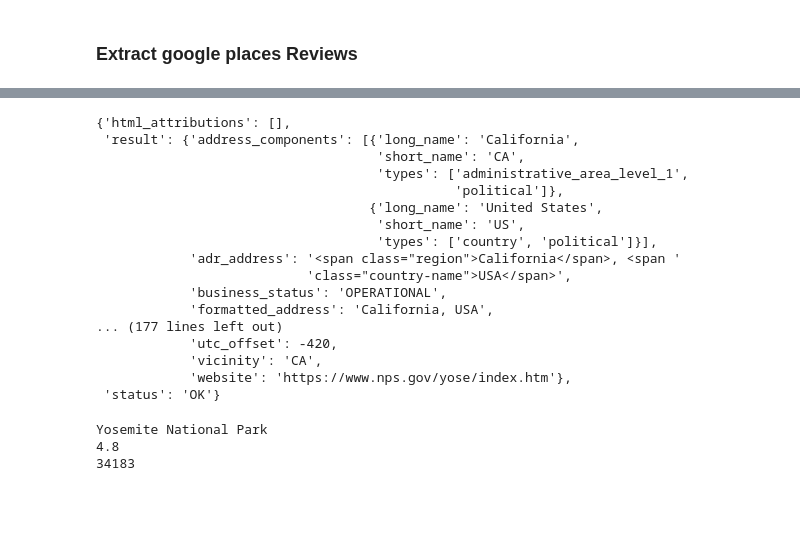
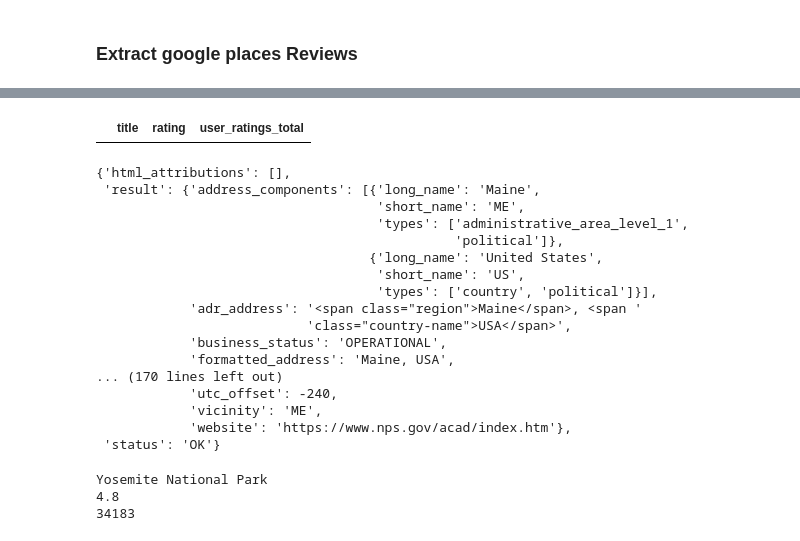
Before and after one commit to ejbaq49/etl-project, a Jupyter notebook: extract-xform-load.ipynb, the cells around one changed output, grey strips where cells are left out. Drawn from its saved outputs; the diff is of its cells as text; code cells hidden in the pictures; blank space fills up the shorter version.

```diff
--- a/extract-xform-load.ipynb
+++ b/extract-xform-load.ipynb
@@ -71,33 +147,45 @@ pprint(google_parks_data)
 # %%
+
+# print(yosemite_data["result"]["name"])
+# print(yosemite_data["result"]["rating"])
+# print(yosemite_data["result"]["user_ratings_total"])
+park_details_df = pd.DataFrame(columns=['title', 'rating', 'user_ratings_total'])
+
 params2 = {
-    "place_id":'ChIJxeyK9Z3wloAR_gOA7SycJC0',
+    "place_id":'ChIJJSmiDrKjrkwRhFVV_A4i32I',
     "key": gkey
 }
 
 
 base_detail_url= "https://maps.googleapis.com/maps/api/place/details/json"
 
 response2 = requests.get(base_detail_url, params=params2)
+
+park_details = response2.json()
+
+park_details_df
+# %% [output]
+|  | title | rating | user_ratings_total |
 # %%
 yosemite_data=response2.json()
 pprint(yosemite_data)
 # %% [output]
 {'html_attributions': [],
- 'result': {'address_components': [{'long_name': 'California',
-                                    'short_name': 'CA',
+ 'result': {'address_components': [{'long_name': 'Maine',
+                                    'short_name': 'ME',
                                     'types': ['administrative_area_level_1',
                                               'political']},
                                    {'long_name': 'United States',
                                     'short_name': 'US',
                                     'types': ['country', 'political']}],
-            'adr_address': '<span class="region">California</span>, <span '
+            'adr_address': '<span class="region">Maine</span>, <span '
                            'class="country-name">USA</span>',
             'business_status': 'OPERATIONAL',
-            'formatted_address': 'California, USA',
-... (177 lines left out)
-            'utc_offset': -420,
-            'vicinity': 'CA',
-            'website': 'https://www.nps.gov/yose/index.htm'},
+            'formatted_address': 'Maine, USA',
+... (170 lines left out)
+            'utc_offset': -240,
+            'vicinity': 'ME',
+            'website': 'https://www.nps.gov/acad/index.htm'},
  'status': 'OK'}
 # %%
 print(yosemite_data["result"]["name"])
```
Also changed, not shown: parts of 6 cells of this notebook.
